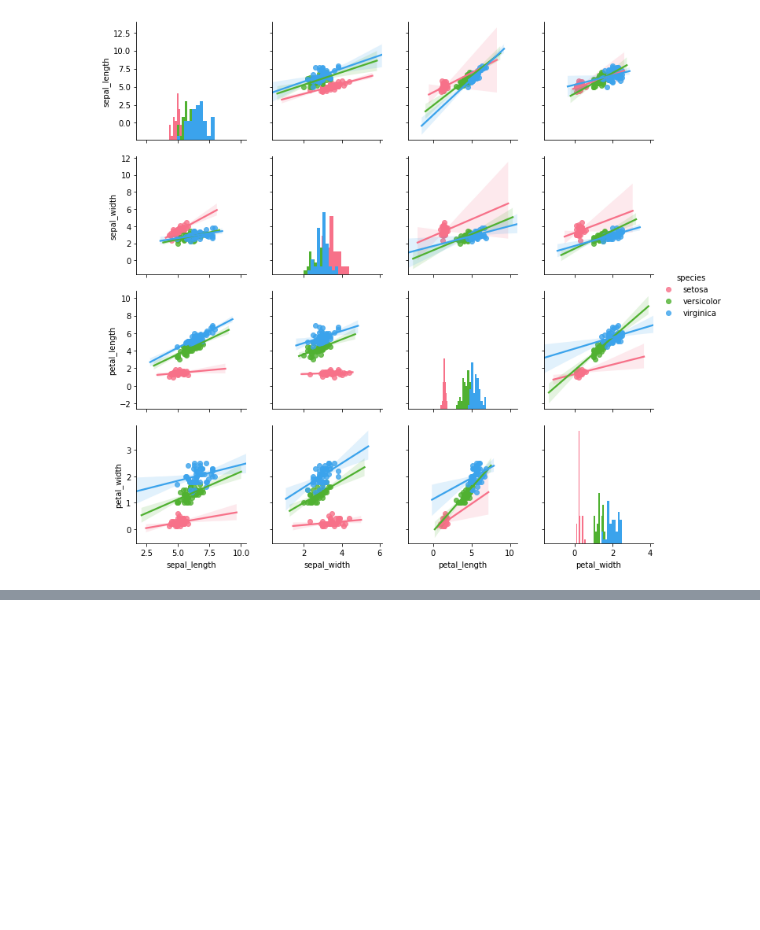
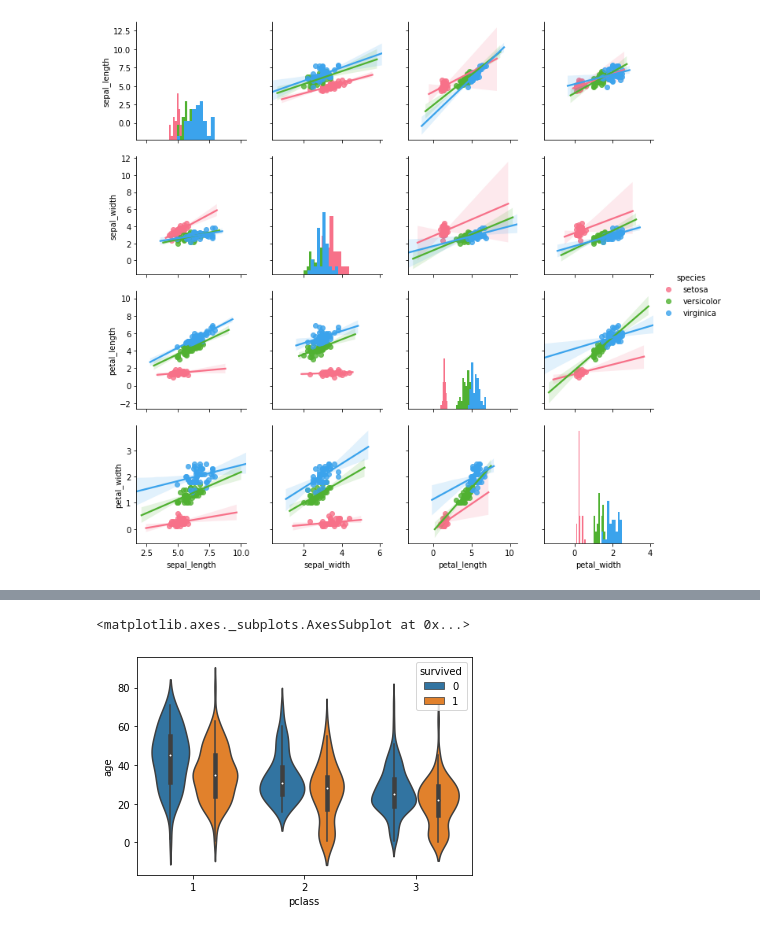
Before and after one commit to willhwh/DS_60Days, a Jupyter notebook: Day_021_HW.ipynb, the cells around one changed output, grey strips where cells are left out. Saved outputs shown, nothing was run; the diff lists cells and outputs as text; code cells hidden in the pictures; blank space fills up the shorter version.

```diff
--- a/Day_021_HW.ipynb
+++ b/Day_021_HW.ipynb
@@ -82,0 +113,6 @@ g = sns.pairplot(df,hue = 'species',diag_kind = "hist",kind = "reg",palette = "h
+# %%
+#繪製小提琴圖
+sns.violinplot(data=data,x='pclass',y='age',hue='survived')
+# %% [output]
+<matplotlib.axes._subplots.AxesSubplot at 0x...>
+[figure, added]
```
Also changed, not shown: parts of 8 cells of this notebook.
